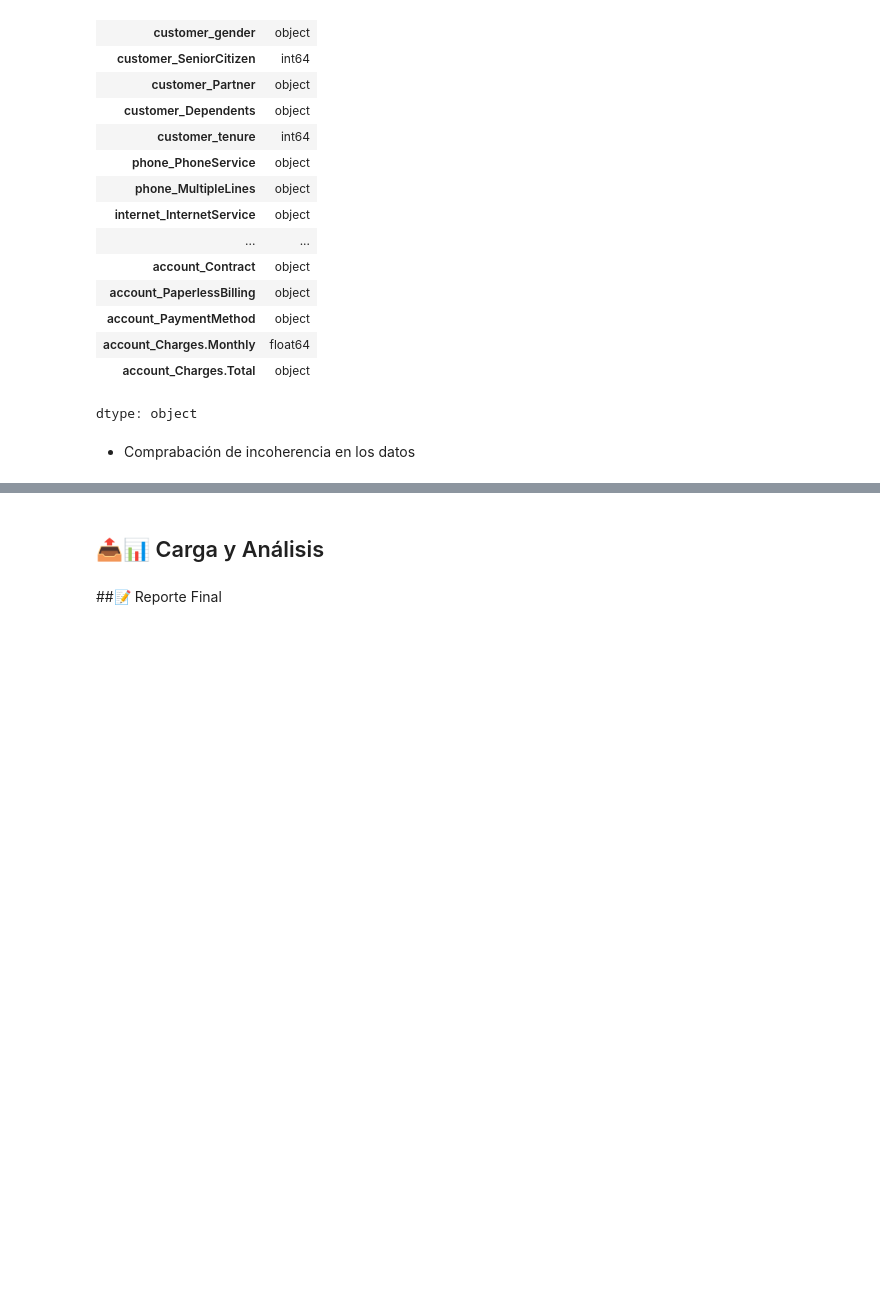
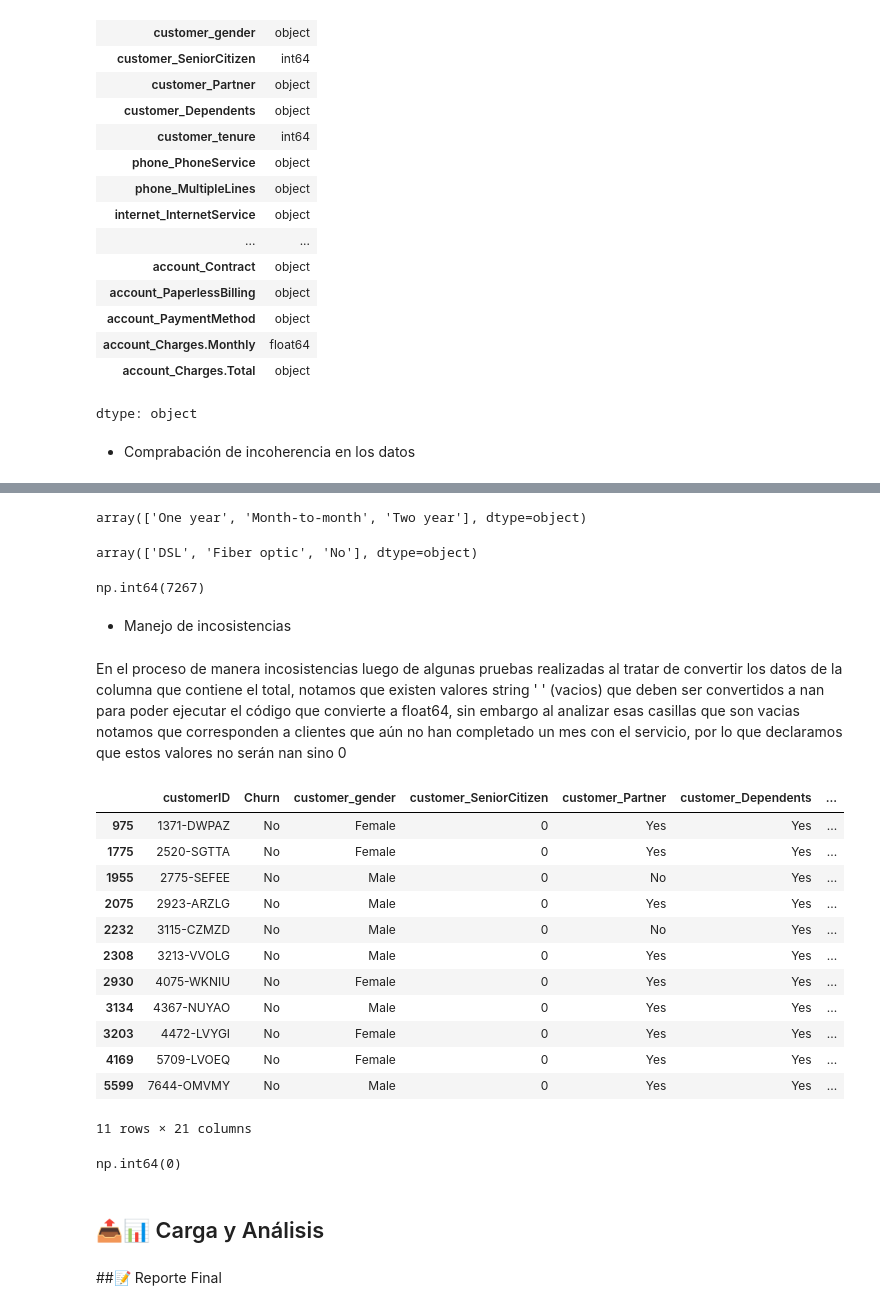
Before and after one commit to RientArlCroud/challenge3-analisis-de-datos, a Jupyter notebook: Challenge_3_Análisis_de_Datos.ipynb, the cells around one changed output, grey strips where cells are left out. Drawn from its saved outputs; the diff is of its cells as text; code cells hidden in the pictures; blank space fills up the shorter version.

Commit message:
Avances en el manejo de inconsistencias

```diff
--- a/Challenge_3_Análisis_de_Datos.ipynb
+++ b/Challenge_3_Análisis_de_Datos.ipynb
@@ -223,0 +233,32 @@ dtype: object
+# %%
+df['account_Contract'].unique()
+# %% [output]
+array(['One year', 'Month-to-month', 'Two year'], dtype=object)
+# %%
+df['internet_InternetService'].unique()
+# %% [output]
+array(['DSL', 'Fiber optic', 'No'], dtype=object)
+# %%
+df['customerID'].value_counts().sum()
+# %% [output]
+np.int64(7267)
+# %% [markdown]
+* Manejo de incosistencias
+# %% [markdown]
+En el proceso de manera incosistencias luego de algunas pruebas realizadas al tratar de convertir los datos de la columna que contiene el total, notamos que existen valores string ' ' (vacios) que deben ser convertidos a nan para poder ejecutar el código que convierte a float64, sin embargo al analizar esas casillas que son vacias notamos que corresponden a clientes que aún no han completado un mes con el servicio, por lo que declaramos que estos valores no serán nan sino 0
+# %%
+display(df[df['account_Charges.Total'] == ' '])
+# %% [output]
+|  | customerID | Churn | customer_gender | customer_SeniorCitizen | customer_Partner | customer_Dependents | ... |
+| 975 | 1371-DWPAZ | No | Female | 0 | Yes | Yes | ... |
+| 1775 | 2520-SGTTA | No | Female | 0 | Yes | Yes | ... |
+| 1955 | 2775-SEFEE | No | Male | 0 | No | Yes | ... |
+| 2075 | 2923-ARZLG | No | Male | 0 | Yes | Yes | ... |
+| 2232 | 3115-CZMZD | No | Male | 0 | No | Yes | ... |
+| 2308 | 3213-VVOLG | No | Male | 0 | Yes | Yes | ... |
+| 2930 | 4075-WKNIU | No | Female | 0 | Yes | Yes | ... |
+| 3134 | 4367-NUYAO | No | Male | 0 | Yes | Yes | ... |
+| 3203 | 4472-LVYGI | No | Female | 0 | Yes | Yes | ... |
+| 4169 | 5709-LVOEQ | No | Female | 0 | Yes | Yes | ... |
+| 5599 | 7644-OMVMY | No | Male | 0 | Yes | Yes | ... |
+11 rows × 21 columns
@@ -224,3 +269,7 @@ dtype: object
+# %%
+df['account_Charges.Total'].isnull().sum()
+# %% [output]
+np.int64(0)
 # %% [markdown]
 ## 📤📊 Carga y Análisis
 # %% [markdown]
```
Also changed, not shown: parts of 4 cells of this notebook.
